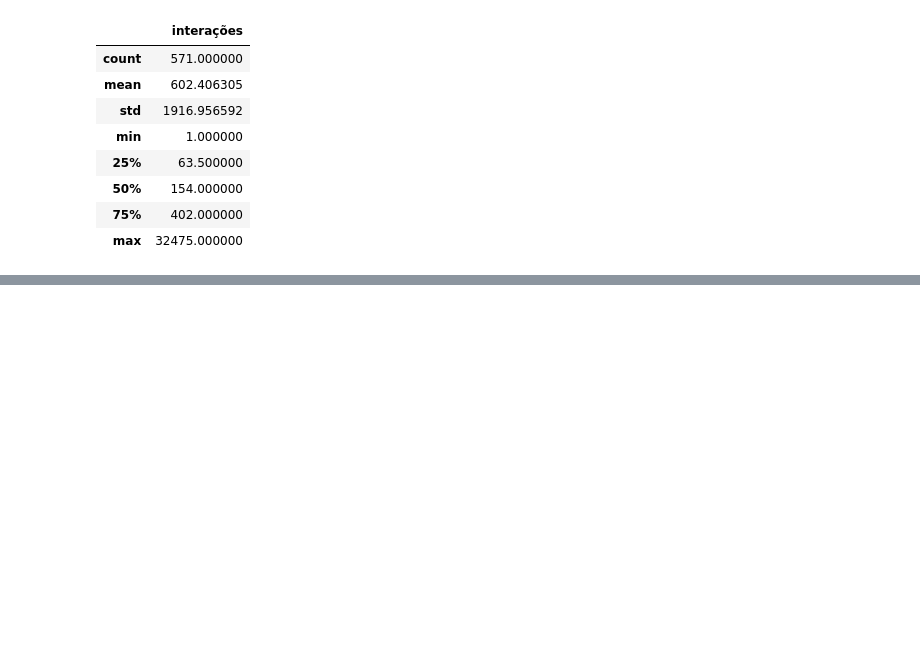
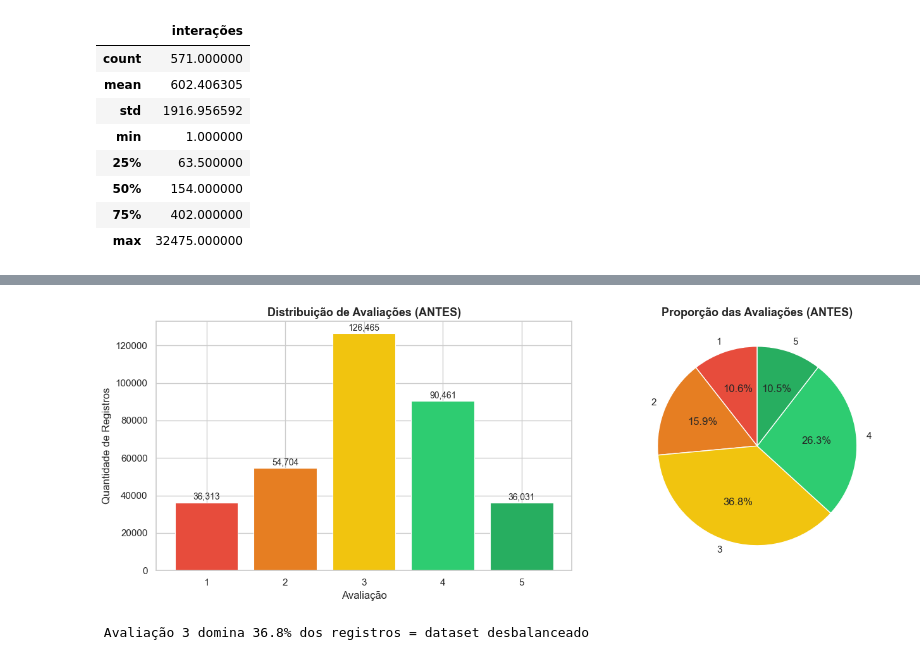
Before and after one commit to jjalmeidadev/spotlight, a Jupyter notebook: src/aad/tratamento-dados.ipynb, the cells around one changed output, grey strips where cells are left out. Drawn from its saved outputs; the diff is of its cells as text; code cells hidden in the pictures; blank space fills up the shorter version.

```diff
--- a/src/aad/tratamento-dados.ipynb
+++ b/src/aad/tratamento-dados.ipynb
@@ -124,0 +188,31 @@ Interações por espetáculo:
+# %%
+# Distribuição das avaliações (ANTES)
+fig, axes = plt.subplots(1, 2, figsize=(14, 5))
+
+rating_counts = df['avaliacao'].value_counts().sort_index()
+
+# Barras
+bars = axes[0].bar(rating_counts.index, rating_counts.values,
+                   color=['#e74c3c','#e67e22','#f1c40f','#2ecc71','#27ae60'],
+                   edgecolor='white', linewidth=0.8)
+axes[0].set_title('Distribuição de Avaliações (ANTES)', fontsize=13, fontweight='bold')
+axes[0].set_xlabel('Avaliação')
+axes[0].set_ylabel('Quantidade de Registros')
+for bar, val in zip(bars, rating_counts.values):
+    axes[0].text(bar.get_x() + bar.get_width()/2, bar.get_height() + 500,
+                 f'{val:,}', ha='center', va='bottom', fontsize=10)
+
+# Pizza
+pct = rating_counts / rating_counts.sum() * 100
+axes[1].pie(pct, labels=[f'{i}' for i in rating_counts.index],
+            autopct='%1.1f%%', colors=['#e74c3c','#e67e22','#f1c40f','#2ecc71','#27ae60'],
+            startangle=90)
+axes[1].set_title('Proporção das Avaliações (ANTES)', fontsize=13, fontweight='bold')
+
+plt.tight_layout()
+plt.savefig('distribuicao_antes.png', dpi=150, bbox_inches='tight')
+plt.show()
+print(f' Avaliação 3 domina {pct[3]:.1f}% dos registros = dataset desbalanceado')
+# %% [output]
+[figure, added]
+ Avaliação 3 domina 36.8% dos registros = dataset desbalanceado
```
Also changed, not shown: parts of 5 cells of this notebook, 3 other files.
